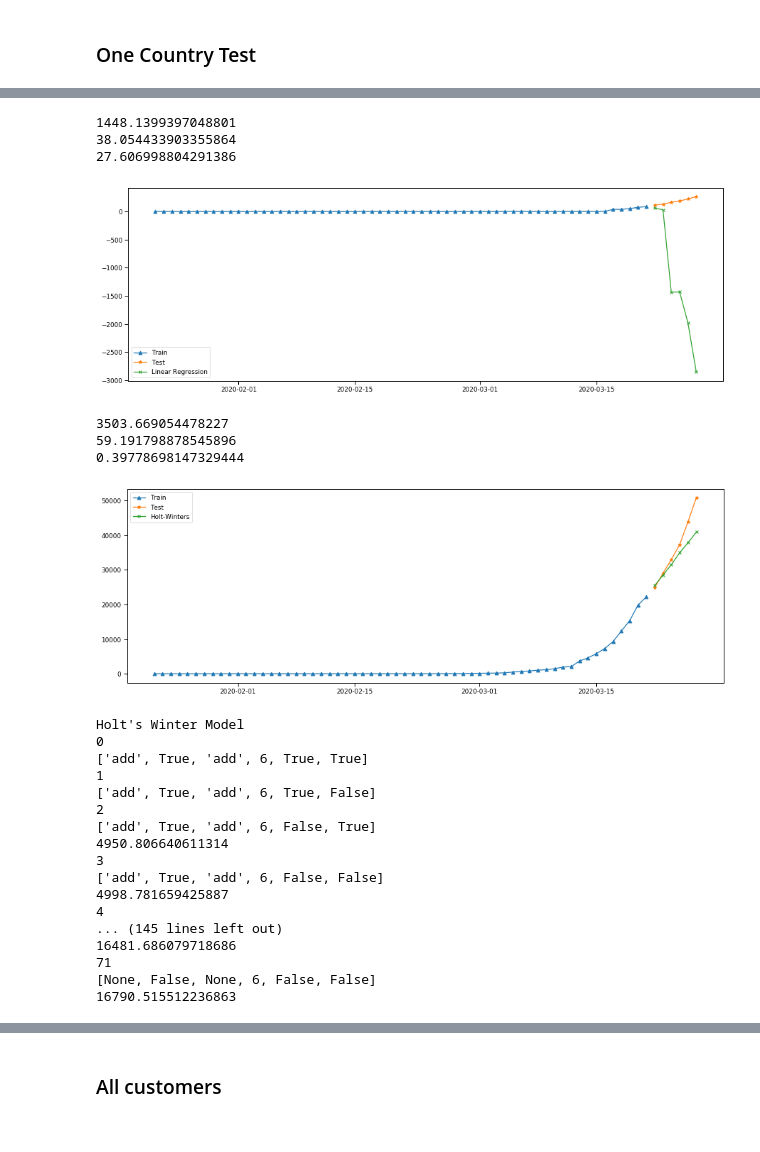
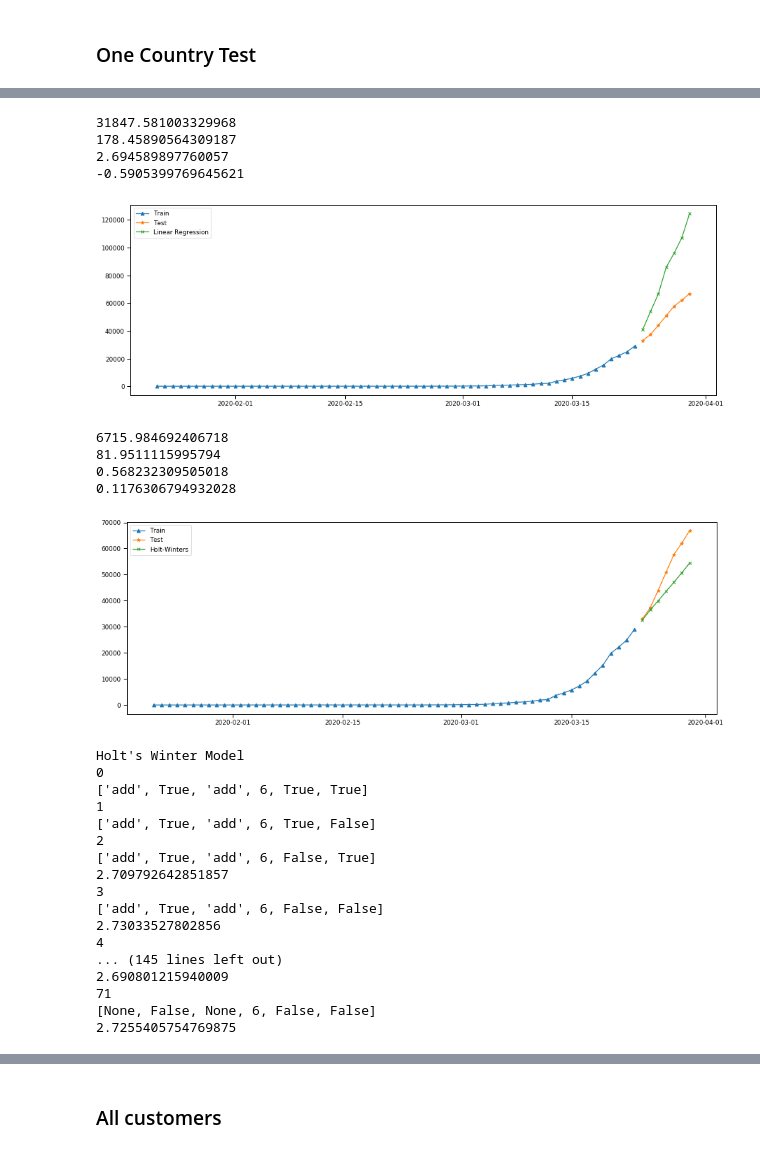
Before and after one commit to arnimpdm/Covid-19-prediction, a Jupyter notebook: Covid19_pred.ipynb, the cells around one changed output, grey strips where cells are left out. Saved outputs shown, nothing was run; the diff lists cells and outputs as text; code cells hidden in the pictures.

```diff
--- a/Covid19_pred.ipynb
+++ b/Covid19_pred.ipynb
@@ -612,13 +608,15 @@ Colombia                    0.097760
 ## Prediction - preperation
 # %%
 #Confirmed
-split_date = '01-Apr-2019'
 df_ml_confirmed = df
 df_ml_confirmed['Confirmed_lag_7'] = df_ml_confirmed.groupby('Province_and_country')['Confirmed'].shift(7)
-df_ml_confirmed['Days_since_outbreak_country'] = df_ml_confirmed.loc[(df_m.Confirmed > 0)].groupby(['Province_and_country','Lat','Long']).cumcount()+1
+df_ml_confirmed['Days_since_outbreak_country'] = df_ml_confirmed.loc[(df_ml_confirmed.Confirmed.notnull())].groupby(['Province_and_country','Lat','Long']).cumcount()+1
 df_ml_confirmed = df_ml_confirmed.replace(np.nan, 0)
 df_ml_confirmed = df_ml_confirmed[['Confirmed', 'Province_and_country', 'Days_since_outbreak_global', 'Date','Day','Weekday','Week_number','Quarter','Month','Year', 'Confirmed_lag_7','Days_since_outbreak_country']]
 # %%
 df_ml.to_csv('df_ml.CSV',sep=',')
 # %% [markdown]
 ### One Country Test
+# %%
+split_date = datetime.today() - timedelta(days=8)
+split_date
@@ -644,48 +633,42 @@ Confirmed_test[['Confirmed', 'Confirmed_Prediction']]
 # %%
 def SDMAE(y_true, y_pred):
     return mean_absolute_error(y_true, y_pred) / np.std(y_true)
 
-plt.rcParams["figure.figsize"] = (15,5)
-
-split_date = '21-Mar-2020'
-
-List = df_ml_confirmed.loc[(df_ml_confirmed.Province_and_country == "Andorra")]
+List = df_ml_confirmed.loc[(df_ml_confirmed.Province_and_country == "Germany")]
 
 Confirmed_train = List.loc[List.Date <= split_date].copy()
 Confirmed_test = List.loc[List.Date > split_date].copy()
 
 X_train, y_train = create_x_y(Confirmed_train, label='Confirmed')
 X_test, y_test = create_x_y(Confirmed_test, label='Confirmed')
 
 X_train = X_train.fillna(0)
 X_test = X_test.fillna(0)
 
 linear_regressor = LinearRegression(fit_intercept=False)  # create object for the class
 
 linear_regressor.fit(X_train, y_train)
 
 Confirmed_test['Confirmed_Prediction'] = linear_regressor.predict(X_test)
 
 plt.plot(Confirmed_train.index, Confirmed_train['Confirmed'], label='Train',marker ='^')
 plt.plot(Confirmed_test.index, Confirmed_test['Confirmed'], label='Test', marker = "*")
 plt.plot(Confirmed_test.index, Confirmed_test['Confirmed_Prediction'], label='Linear Regression', marker = "x")
 plt.legend(loc='best')
 
 print(mean_absolute_error(y_pred=Confirmed_test['Confirmed_Prediction'], y_true=Confirmed_test['Confirmed']))
 print(np.sqrt(mean_absolute_error(y_pred=Confirmed_test['Confirmed_Prediction'], y_true=Confirmed_test['Confirmed'])))
 print(SDMAE(y_pred=Confirmed_test['Confirmed_Prediction'], y_true=Confirmed_test['Confirmed']))
+print(mean((Confirmed_test['Confirmed'] - Confirmed_test['Confirmed_Prediction']) / Confirmed_test['Confirmed']))
 # %% [output]
-1448.1399397048801
-38.054433903355864
-27.606998804291386
+31847.581003329968
+178.45890564309187
+2.694589897760057
+-0.5905399769645621
-[figure, old version]
+[figure, new version]
 # %%
 def SDMAE(y_true, y_pred):
     return mean_absolute_error(y_true, y_pred) / np.std(y_true)
-
-plt.rcParams["figure.figsize"] = (15,5)
-
-split_date = '21-Mar-2020'
 
 List = df_ml_confirmed.loc[(df_ml_confirmed.Province_and_country == "Germany")]
 
@@ -717,11 +700,13 @@ plt.legend(loc='best')
 print(mean_absolute_error(y_pred=pred, y_true=test))
 print(np.sqrt(mean_absolute_error(y_pred=pred, y_true=test)))
 print(SDMAE(y_pred=pred.Confirmed, y_true=test.Confirmed))
+print(mean((test.Confirmed - pred.Confirmed) / test.Confirmed))
 # %% [output]
-3503.669054478227
-59.191798878545896
-0.39778698147329444
+6715.984692406718
+81.9511115995794
+0.568232309505018
+0.1176306794932028
-[figure, old version]
+[figure, new version]
 # %%
 def exp_smoothing_configs(seasonal=[None]):
     models = list()
@@ -746,9 +731,9 @@ def exp_smoothing_configs(seasonal=[None]):
 cfg_list = exp_smoothing_configs(seasonal=[6]) #[0,6,12]
 # %%
 edf = List['Confirmed']
-ts = edf[:'21-Mar-2020'].copy()
-ts_v = edf['22-Mar-2020':].copy()
-ind = edf.index[-6:]  # this will select last 7 days indexes
+ts = edf[:split_date].copy()
+ts_v = edf[split_date:].copy()
+ind = edf.index[-7:]
 
 print("Holt's Winter Model")
 best_RMSE = np.inf
@@ -760,8 +745,8 @@ for j in range(len(cfg_list)):
         cg = cfg_list[j]
         print(cg)
         t,d,s,p,b,r = cg
-        train = edf[:'21-Mar-2020'].copy()
-        test = edf['22-Mar-2020':'27-Mar-2020'].copy()
+        train = edf[:split_date].copy()
+        test = edf[split_date:split_date+timedelta(days=7)].copy()
         # define model
         if (t == None):
             model = ExponentialSmoothing(ts, trend=t, seasonal=s, seasonal_periods=p)
@@ -770,7 +755,7 @@ for j in range(len(cfg_list)):
         # fit model
         model_fit = model.fit(optimized=True, use_boxcox=b, remove_bias=r)
         # make one step forecast
-        y_forecast = model_fit.forecast(6)
+        y_forecast = model_fit.forecast(7)
         rmse = np.sqrt(mean_squared_error(ts_v,y_forecast))
         print(rmse)
         if rmse < best_RMSE:
@@ -786,16 +771,16 @@ Holt's Winter Model
 ['add', True, 'add', 6, True, False]
 2
 ['add', True, 'add', 6, False, True]
-4950.806640611314
+2.709792642851857
 3
 ['add', True, 'add', 6, False, False]
-4998.781659425887
+2.73033527802856
 4
 ... (145 lines left out)
-16481.686079718686
+2.690801215940009
 71
 [None, False, None, 6, False, False]
-16790.515512236863
+2.7255405754769875
 # %%
 def model_eval(y, predictions):
 
```
Also changed, not shown: parts of 42 cells of this notebook.
